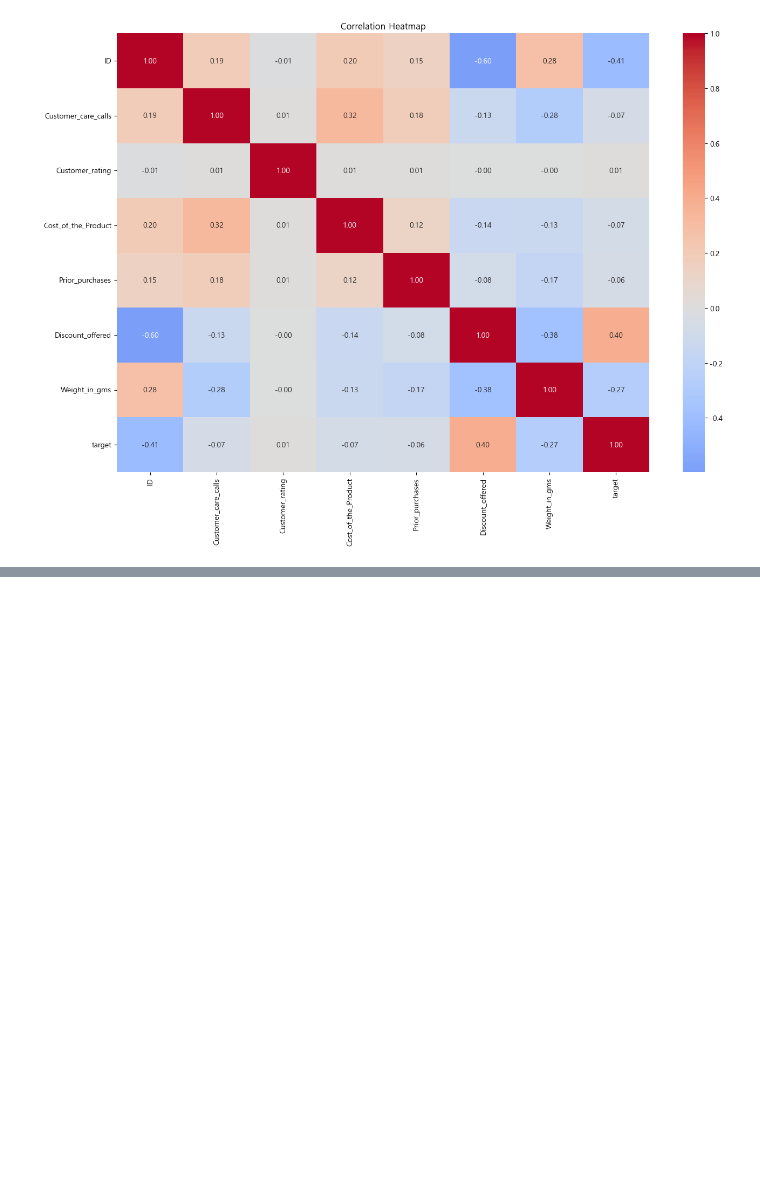
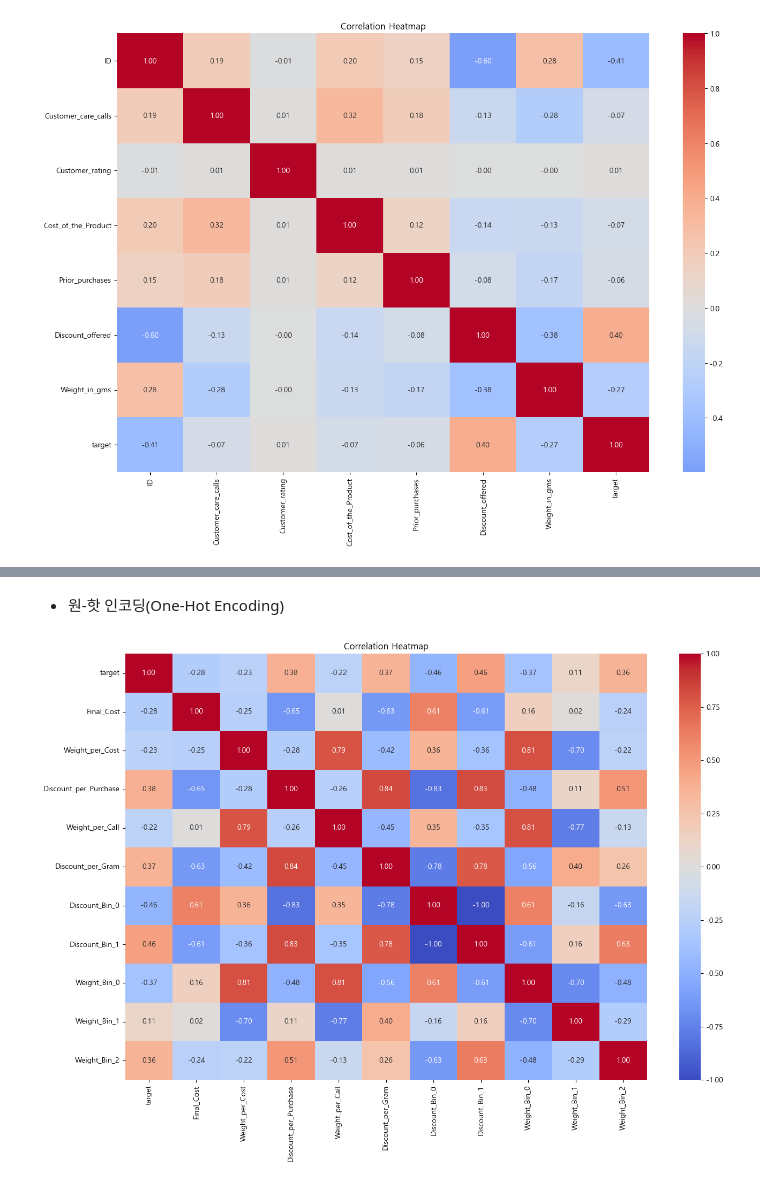
Before and after one commit to dfre1233-sddweq/Ecom_Shipping, a Jupyter notebook: 데이터분석 찬영.ipynb, the cells around one changed output, grey strips where cells are left out. Saved outputs shown, nothing was run; the diff lists cells and outputs as text; code cells hidden in the pictures; blank space fills up the shorter version.

```diff
--- a/데이터분석 찬영.ipynb
+++ b/데이터분석 찬영.ipynb
@@ -450,0 +534,10 @@ plt.show()
+# %%
+from sklearn.preprocessing import LabelEncoder
+
+categorical_features = df.select_dtypes(include=['category']).columns.tolist()
+
+for col in categorical_features:
+    le = LabelEncoder()
+    df[col] = le.fit_transform(df[col].astype(str))
+
+df.info()
@@ -450,0 +562,16 @@ plt.show()
+# %% [markdown]
+* 원-핫 인코딩(One-Hot Encoding)
+# %%
+df = pd.get_dummies(df, columns=['Discount_Bin','Weight_Bin'])
+# %%
+df = df.drop(['Cost_of_the_Product','Discount_offered','Weight_in_gms'], axis=1)
+# %%
+df = df.drop(['Gender','ID','Warehouse_block','Mode_of_Shipment','Customer_care_calls','Customer_rating','Prior_purchases','Product_importance'], axis=1)
+# %%
+plt.figure(figsize=(14, 10))
+sns.heatmap(df.corr(), annot=True, fmt='.2f', cmap='coolwarm', center=0)
+plt.title('Correlation Heatmap')
+plt.tight_layout()
+plt.show()
+# %% [output]
+[figure, added]
```
Also changed, not shown: parts of 36 cells of this notebook, 6 other files.
